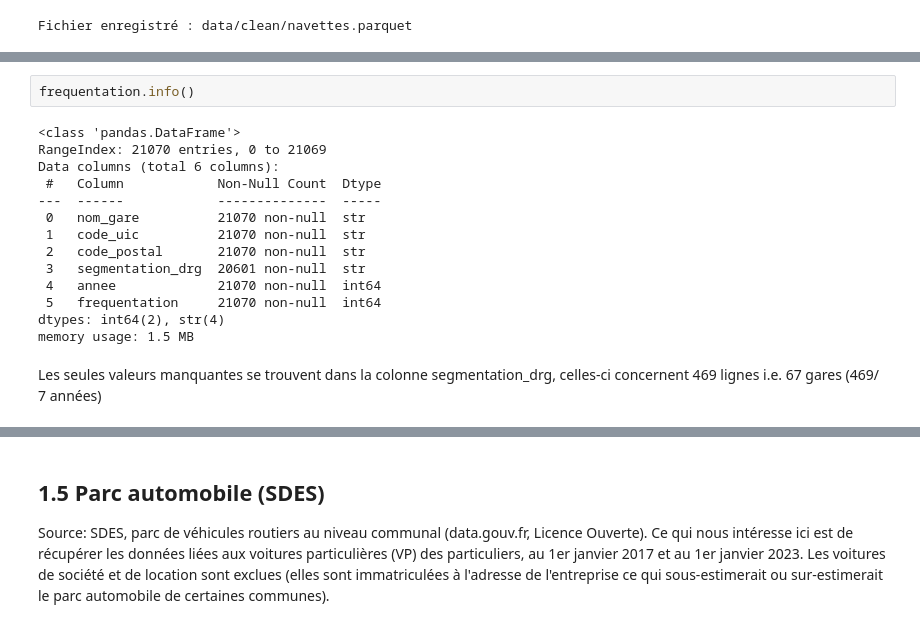
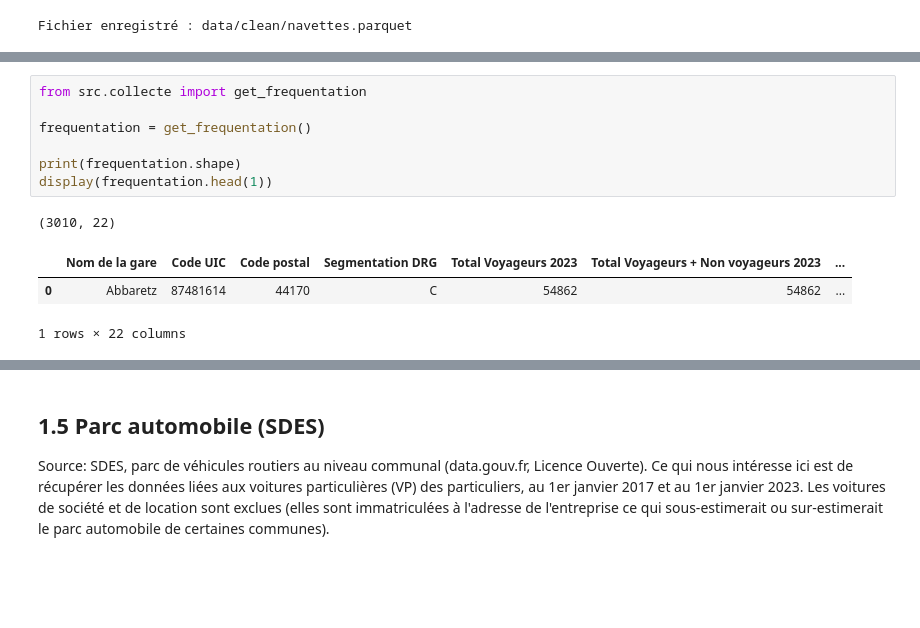
Before and after one commit to eleonoresamson3-alt/le-rail-suit-il-la-France-qui-grandit-, a Jupyter notebook: notebooks/01_donnees.ipynb, the cells around one changed output, grey strips where cells are left out. Saved outputs shown, nothing was run; the diff lists cells and outputs as text; blank space fills up the shorter version.

```diff
--- a/notebooks/01_donnees.ipynb
+++ b/notebooks/01_donnees.ipynb
@@ -422,18 +382,12 @@ display(resume)
-# %%
-frequentation.info()
-# %% [output]
-<class 'pandas.DataFrame'>
-RangeIndex: 21070 entries, 0 to 21069
-Data columns (total 6 columns):
- #   Column            Non-Null Count  Dtype
----  ------            --------------  -----
- 0   nom_gare          21070 non-null  str
- 1   code_uic          21070 non-null  str
- 2   code_postal       21070 non-null  str
- 3   segmentation_drg  20601 non-null  str
- 4   annee             21070 non-null  int64
- 5   frequentation     21070 non-null  int64
-dtypes: int64(2), str(4)
-memory usage: 1.5 MB
-# %% [markdown]
-Les seules valeurs manquantes se trouvent dans la colonne segmentation_drg, celles-ci concernent 469 lignes i.e. 67 gares (469/ 7 années)
+# %%
+from src.collecte import get_frequentation
+
+frequentation = get_frequentation()
+
+print(frequentation.shape)
+display(frequentation.head(1))
+# %% [output]
+(3010, 22)
+|  | Nom de la gare | Code UIC | Code postal | Segmentation DRG | Total Voyageurs 2023 | Total Voyageurs + Non voyageurs 2023 | ... |
+| 0 | Abbaretz | 87481614 | 44170 | C | 54862 | 54862 | ... |
+1 rows × 22 columns
```
Also changed, not shown: parts of 15 cells of this notebook.
